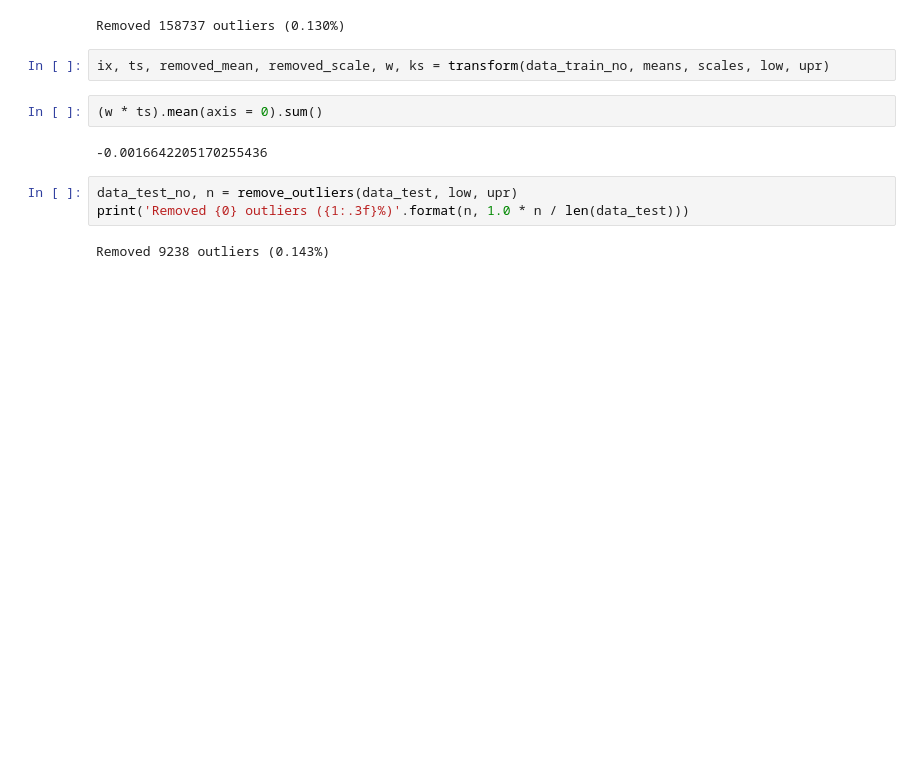
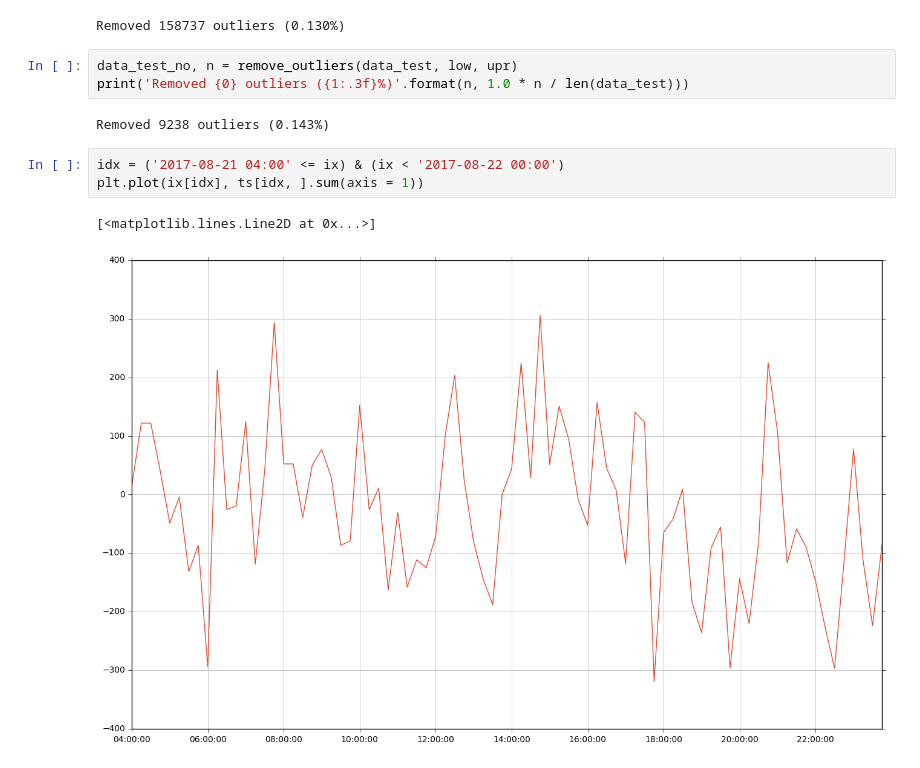
Before and after one commit to niklascp/bus-arrival-convlstm, a Jupyter notebook: jupyter/Baseline-SAR.ipynb, the cells around one changed output. Cells and saved outputs as stored; diff of their text form; blank space fills up the shorter version.

```diff
--- a/jupyter/Baseline-SAR.ipynb
+++ b/jupyter/Baseline-SAR.ipynb
@@ -63,14 +79,14 @@ data_train_no, n = remove_outliers(data_train, low, upr)
 print('Removed {0} outliers ({1:.3f}%)'.format(n, 1.0 * n / len(data_train)))
 # %% [output]
 Removed 158737 outliers (0.130%)
-# %%
-ix, ts, removed_mean, removed_scale, w, ks = transform(data_train_no, means, scales, low, upr)
-# %%
-(w * ts).mean(axis = 0).sum()
-# %% [output]
--0.0016642205170255436
 # %%
 data_test_no, n = remove_outliers(data_test, low, upr)
 print('Removed {0} outliers ({1:.3f}%)'.format(n, 1.0 * n / len(data_test)))
 # %% [output]
 Removed 9238 outliers (0.143%)
+# %%
+idx = ('2017-08-21 04:00' <= ix) & (ix < '2017-08-22 00:00')
+plt.plot(ix[idx], ts[idx, ].sum(axis = 1))
+# %% [output]
+[<matplotlib.lines.Line2D at 0x...>]
+[figure, added]
```
Also changed, not shown: parts of 12 cells of this notebook, 1 other file.
